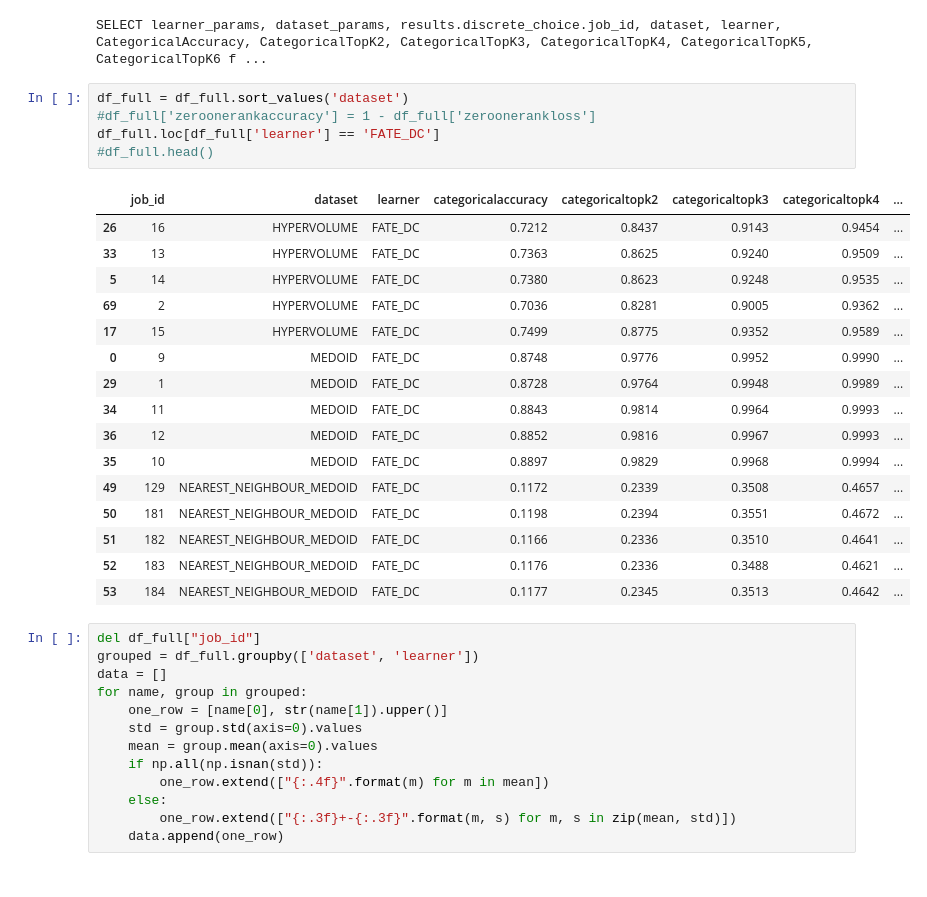
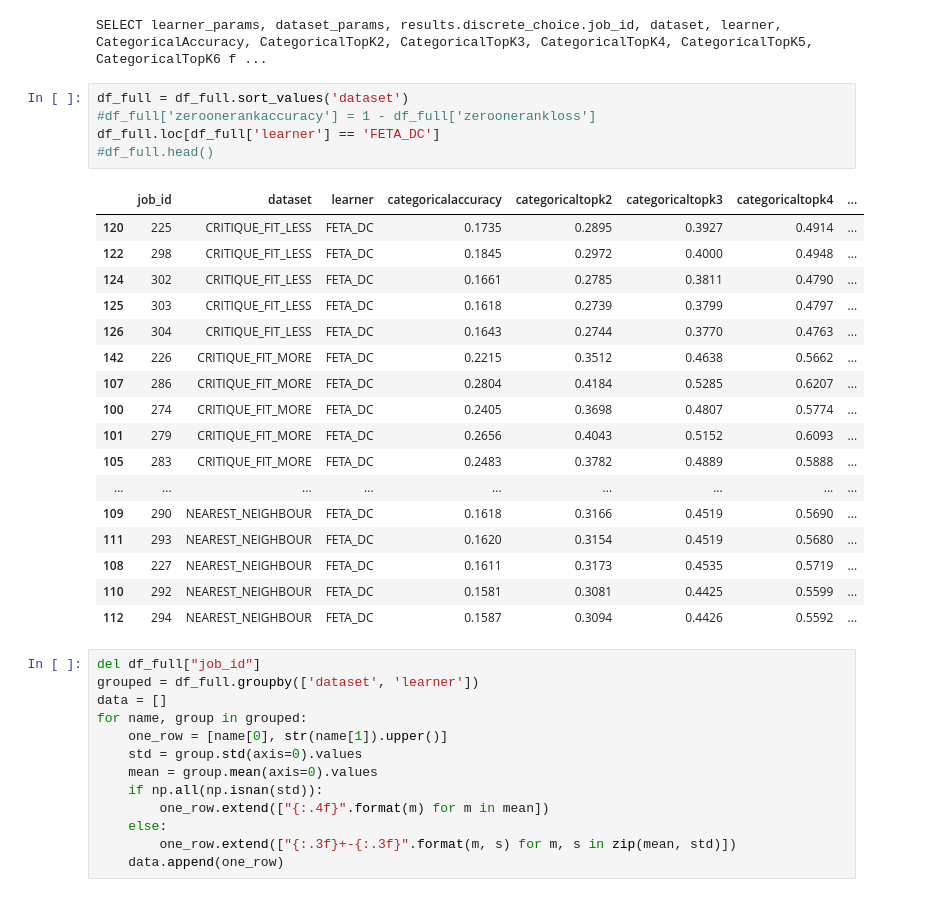
Before and after one commit to kiudee/cs-ranking, a Jupyter notebook: experiments/result_script.ipynb, the cells around one changed output. Drawn from its saved outputs; the diff is of its cells as text.

```diff
--- a/experiments/result_script.ipynb
+++ b/experiments/result_script.ipynb
@@ -79,25 +79,26 @@ SELECT learner_params, dataset_params, results.discrete_choice.job_id, dataset,
 # %%
 df_full = df_full.sort_values('dataset')
 #df_full['zeroonerankaccuracy'] = 1 - df_full['zeroonerankloss']
-df_full.loc[df_full['learner'] == 'FATE_DC']
+df_full.loc[df_full['learner'] == 'FETA_DC']
 #df_full.head()
 # %% [output]
 |  | job_id | dataset | learner | categoricalaccuracy | categoricaltopk2 | categoricaltopk3 | categoricaltopk4 | ... |
-| 26 | 16 | HYPERVOLUME | FATE_DC | 0.7212 | 0.8437 | 0.9143 | 0.9454 | ... |
-| 33 | 13 | HYPERVOLUME | FATE_DC | 0.7363 | 0.8625 | 0.9240 | 0.9509 | ... |
-| 5 | 14 | HYPERVOLUME | FATE_DC | 0.7380 | 0.8623 | 0.9248 | 0.9535 | ... |
-| 69 | 2 | HYPERVOLUME | FATE_DC | 0.7036 | 0.8281 | 0.9005 | 0.9362 | ... |
-| 17 | 15 | HYPERVOLUME | FATE_DC | 0.7499 | 0.8775 | 0.9352 | 0.9589 | ... |
-| 0 | 9 | MEDOID | FATE_DC | 0.8748 | 0.9776 | 0.9952 | 0.9990 | ... |
-| 29 | 1 | MEDOID | FATE_DC | 0.8728 | 0.9764 | 0.9948 | 0.9989 | ... |
-| 34 | 11 | MEDOID | FATE_DC | 0.8843 | 0.9814 | 0.9964 | 0.9993 | ... |
-| 36 | 12 | MEDOID | FATE_DC | 0.8852 | 0.9816 | 0.9967 | 0.9993 | ... |
-| 35 | 10 | MEDOID | FATE_DC | 0.8897 | 0.9829 | 0.9968 | 0.9994 | ... |
-| 49 | 129 | NEAREST_NEIGHBOUR_MEDOID | FATE_DC | 0.1172 | 0.2339 | 0.3508 | 0.4657 | ... |
-| 50 | 181 | NEAREST_NEIGHBOUR_MEDOID | FATE_DC | 0.1198 | 0.2394 | 0.3551 | 0.4672 | ... |
-| 51 | 182 | NEAREST_NEIGHBOUR_MEDOID | FATE_DC | 0.1166 | 0.2336 | 0.3510 | 0.4641 | ... |
-| 52 | 183 | NEAREST_NEIGHBOUR_MEDOID | FATE_DC | 0.1176 | 0.2336 | 0.3488 | 0.4621 | ... |
-| 53 | 184 | NEAREST_NEIGHBOUR_MEDOID | FATE_DC | 0.1177 | 0.2345 | 0.3513 | 0.4642 | ... |
+| 120 | 225 | CRITIQUE_FIT_LESS | FETA_DC | 0.1735 | 0.2895 | 0.3927 | 0.4914 | ... |
+| 122 | 298 | CRITIQUE_FIT_LESS | FETA_DC | 0.1845 | 0.2972 | 0.4000 | 0.4948 | ... |
+| 124 | 302 | CRITIQUE_FIT_LESS | FETA_DC | 0.1661 | 0.2785 | 0.3811 | 0.4790 | ... |
+| 125 | 303 | CRITIQUE_FIT_LESS | FETA_DC | 0.1618 | 0.2739 | 0.3799 | 0.4797 | ... |
+| 126 | 304 | CRITIQUE_FIT_LESS | FETA_DC | 0.1643 | 0.2744 | 0.3770 | 0.4763 | ... |
+| 142 | 226 | CRITIQUE_FIT_MORE | FETA_DC | 0.2215 | 0.3512 | 0.4638 | 0.5662 | ... |
+| 107 | 286 | CRITIQUE_FIT_MORE | FETA_DC | 0.2804 | 0.4184 | 0.5285 | 0.6207 | ... |
+| 100 | 274 | CRITIQUE_FIT_MORE | FETA_DC | 0.2405 | 0.3698 | 0.4807 | 0.5774 | ... |
+| 101 | 279 | CRITIQUE_FIT_MORE | FETA_DC | 0.2656 | 0.4043 | 0.5152 | 0.6093 | ... |
+| 105 | 283 | CRITIQUE_FIT_MORE | FETA_DC | 0.2483 | 0.3782 | 0.4889 | 0.5888 | ... |
+| ... | ... | ... | ... | ... | ... | ... | ... | ... |
+| 109 | 290 | NEAREST_NEIGHBOUR | FETA_DC | 0.1618 | 0.3166 | 0.4519 | 0.5690 | ... |
+| 111 | 293 | NEAREST_NEIGHBOUR | FETA_DC | 0.1620 | 0.3154 | 0.4519 | 0.5680 | ... |
+| 108 | 227 | NEAREST_NEIGHBOUR | FETA_DC | 0.1611 | 0.3173 | 0.4535 | 0.5719 | ... |
+| 110 | 292 | NEAREST_NEIGHBOUR | FETA_DC | 0.1581 | 0.3081 | 0.4425 | 0.5599 | ... |
+| 112 | 294 | NEAREST_NEIGHBOUR | FETA_DC | 0.1587 | 0.3094 | 0.4426 | 0.5592 | ... |
 # %%
 del df_full["job_id"]
 grouped = df_full.groupby(['dataset', 'learner'])
```
Also changed, not shown: parts of 4 cells of this notebook, 6 other files.
